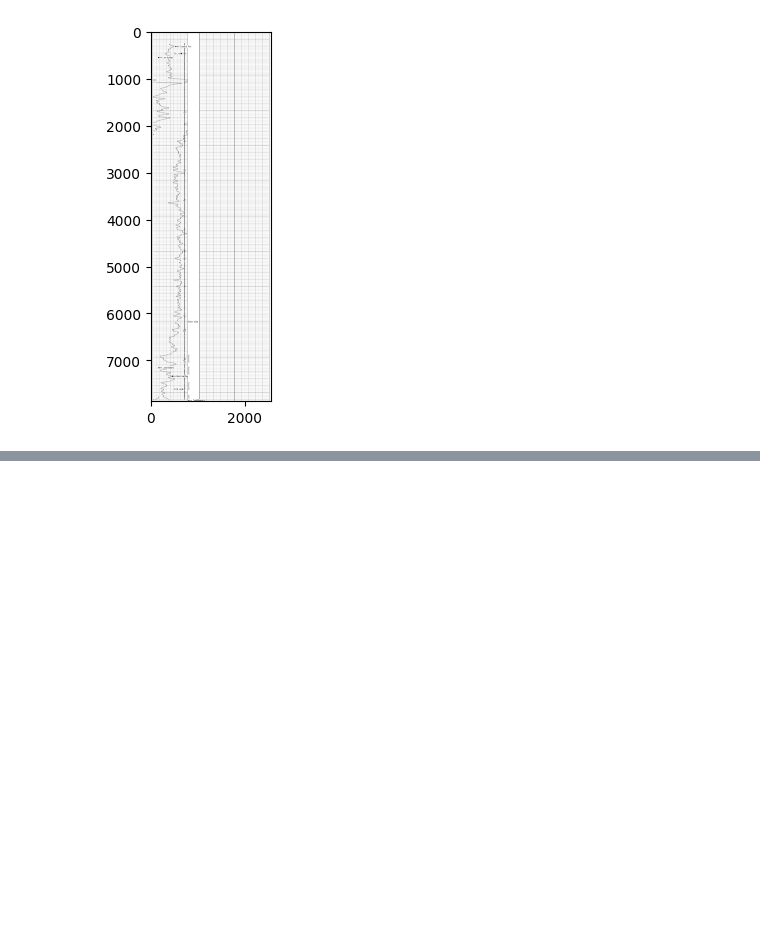
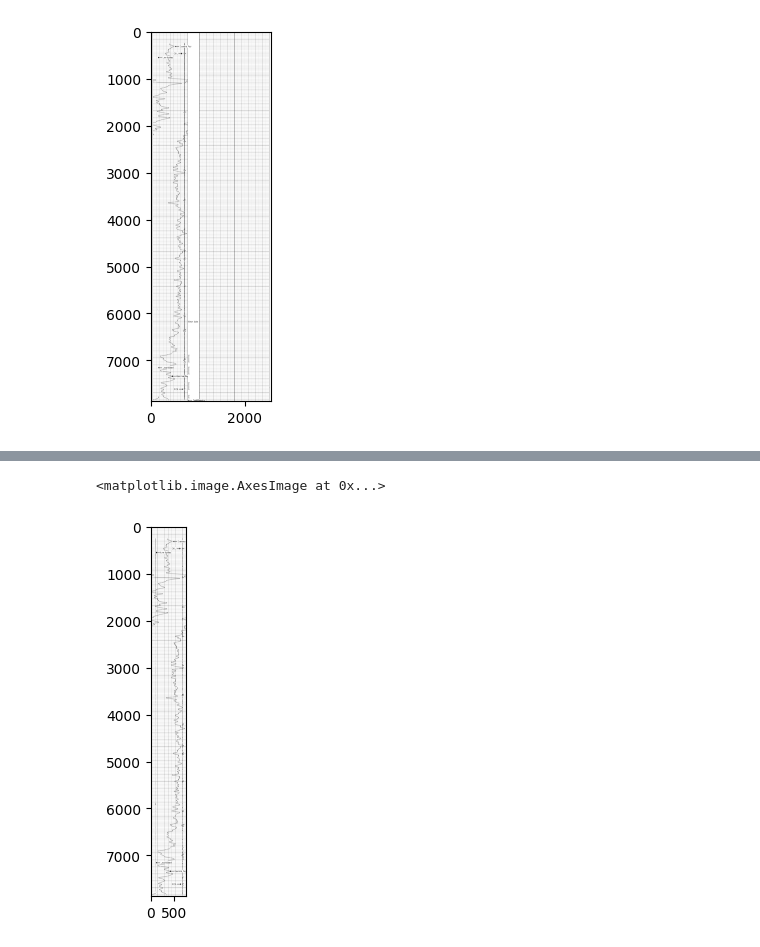
Before and after one commit to TIKIYEON/Digitizing-overlapping-curves, a Jupyter notebook: line-sweep-test.ipynb, the cells around one changed output, grey strips where cells are left out. Saved outputs shown, nothing was run; the diff lists cells and outputs as text; code cells hidden in the pictures; blank space fills up the shorter version.

```diff
--- a/line-sweep-test.ipynb
+++ b/line-sweep-test.ipynb
@@ -85,0 +88,6 @@ plt.show()
+# %%
+# 1st graph, with the curve
+plt.imshow(headerless_O[:, 50:800])
+# %% [output]
+<matplotlib.image.AxesImage at 0x...>
+[figure, added]
```
Also changed, not shown: parts of 5 cells of this notebook.
